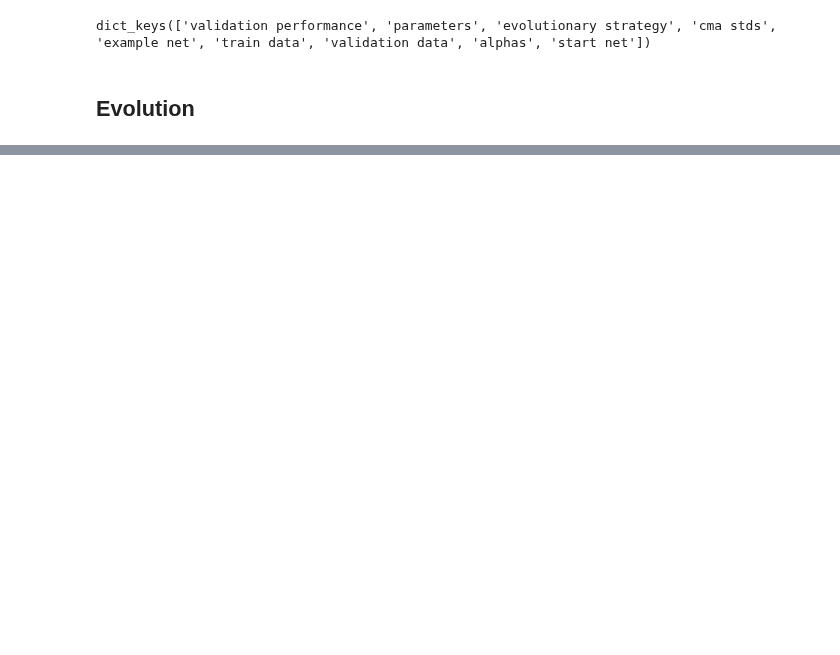
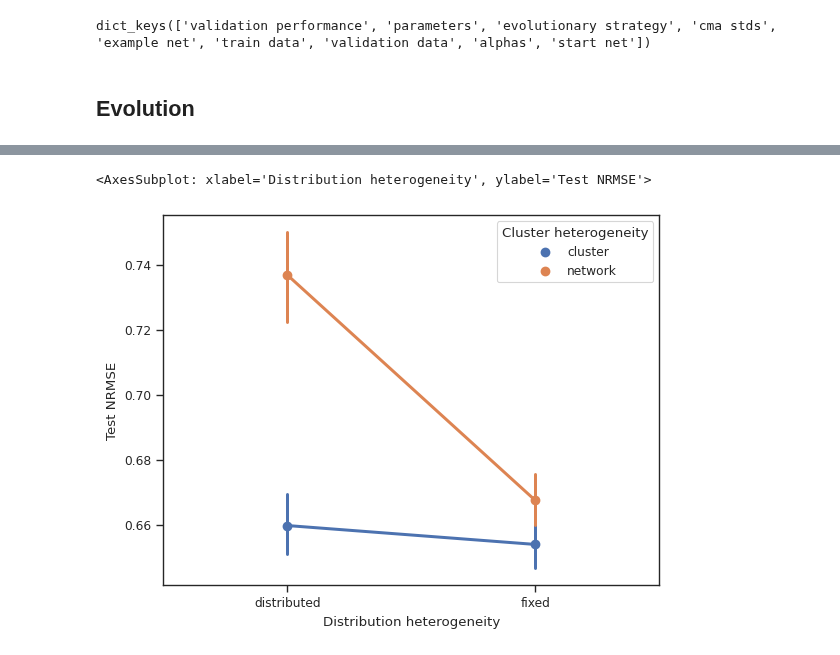
Before and after one commit to StefanIacob/DDN-public, a Jupyter notebook: analysis.ipynb, the cells around one changed output, grey strips where cells are left out. Saved outputs shown, nothing was run; the diff lists cells and outputs as text; code cells hidden in the pictures; blank space fills up the shorter version.

Commit message:
new data

```diff
--- a/analysis.ipynb
+++ b/analysis.ipynb
@@ -106,0 +147,32 @@ plt.legend()
+# %%
+from utils import eval_candidate_lag_gridsearch_NARMA, createNARMA30
+
+data_train = np.array(createNARMA30(8000)).reshape((2, 8000))
+data_test = np.array(createNARMA30(4000)).reshape((2, 4000))
+alphas = [10e-7, 10e-5, 10e-3]
+
+test_results = {
+    'Test NRMSE' : [],
+    'Network type': [],
+    'Distribution heterogeneity': [],
+    'Cluster heterogeneity': []
+}
+
+def write(dict, score, net_type, f1, f2):
+    dict['Test NRMSE'].append(score)
+    dict['Network type'].append(net_type)
+    dict['Distribution heterogeneity'].append(f1)
+    dict['Cluster heterogeneity'].append(f2)
+
+for factor_1 in final_nets:
+    for factor_2 in final_nets[factor_1]:
+        for factor_3 in final_nets[factor_1][factor_2]:
+            for net in final_nets[factor_1][factor_2][factor_3]:
+                _, val_scores_lags, _ = eval_candidate_lag_gridsearch_NARMA(net, data_train, data_test,alphas=alphas)
+                best_lag_score = np.min(val_scores_lags)
+                write(test_results, best_lag_score, factor_1, factor_2, factor_3)
+# %%
+test_df = pd.DataFrame.from_dict(test_results)
+test_df_esn = test_df[test_df['Network type'] == 'esn']
+test_df_ddn = test_df[test_df['Network type'] == 'ddn']
+test_df_esn.head()
@@ -106,0 +186,5 @@ plt.legend()
+# %%
+sns.pointplot(test_df_esn, x='Distribution heterogeneity', y='Test NRMSE', hue='Cluster heterogeneity',)
+# %% [output]
+<AxesSubplot: xlabel='Distribution heterogeneity', ylabel='Test NRMSE'>
+[figure, added]
```
Also changed, not shown: parts of 14 cells of this notebook, 17 other files.
